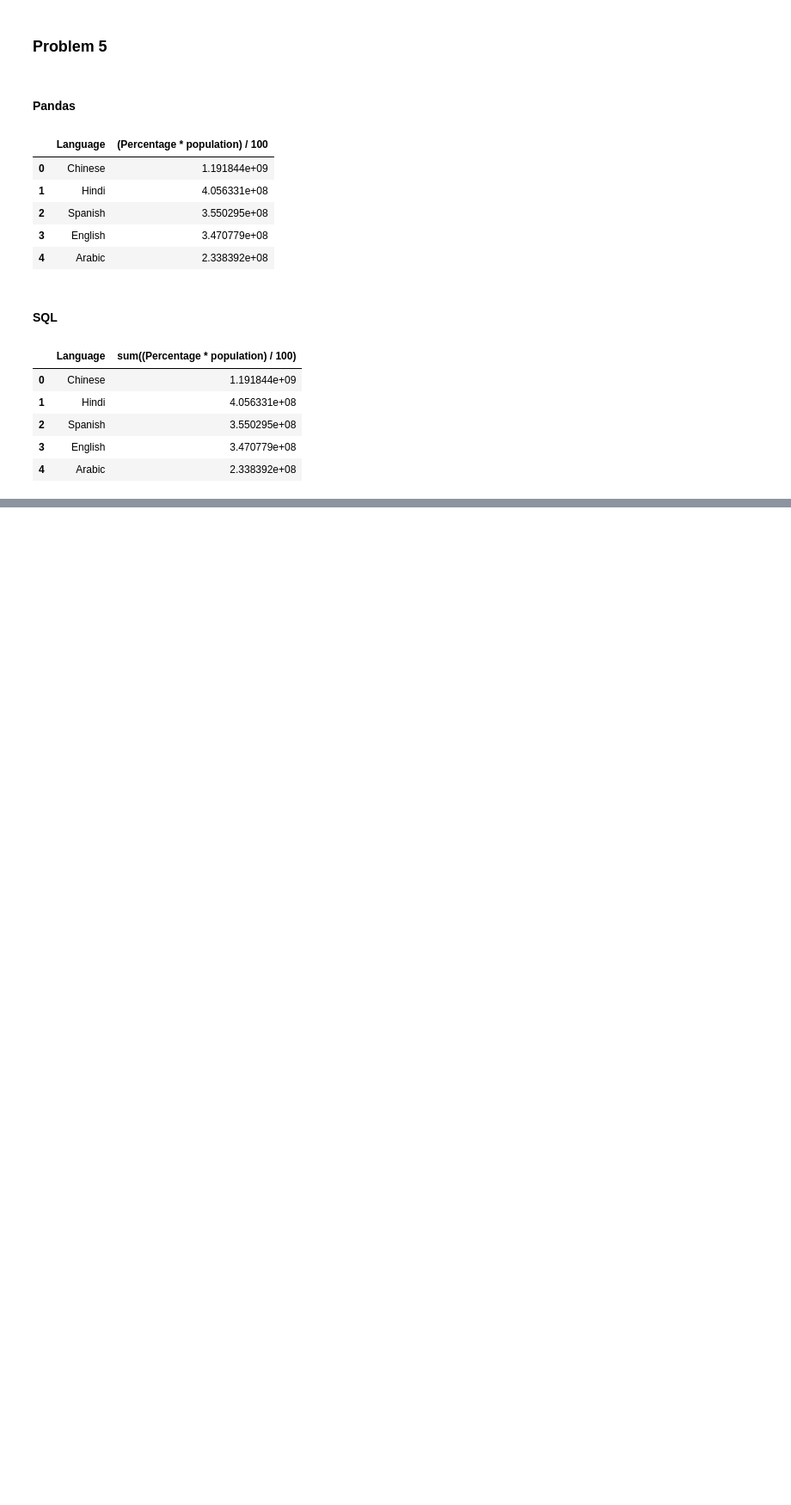
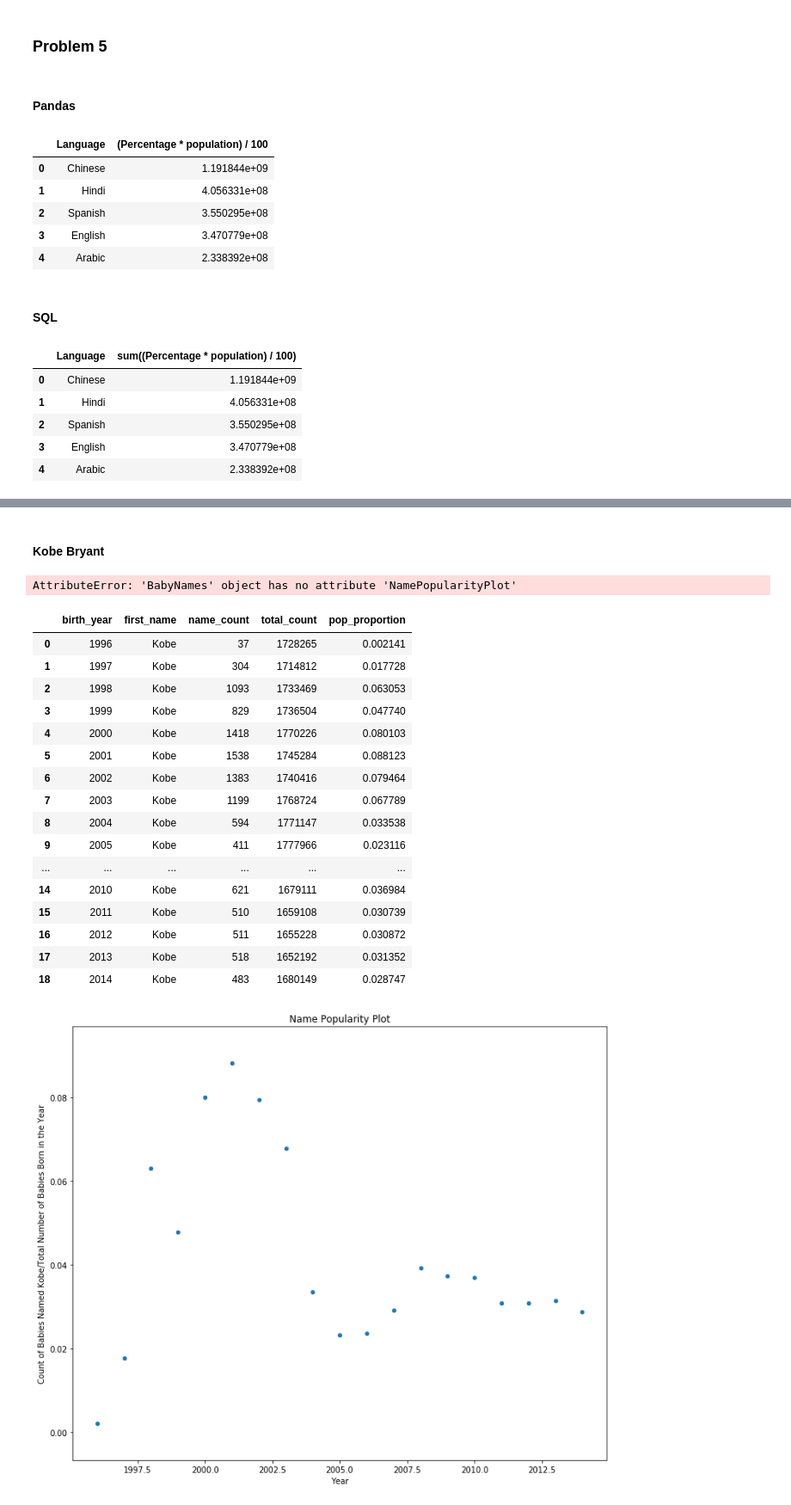
Before and after one commit to pspatel2/msia_401_python_project, a Jupyter notebook: MSiA_422_Project1.ipynb, the cells around one changed output, grey strips where cells are left out. Shown at 86% size. Drawn from its saved outputs; the diff is of its cells as text; code cells hidden in the pictures; blank space fills up the shorter version.

```diff
--- a/MSiA_422_Project1.ipynb
+++ b/MSiA_422_Project1.ipynb
@@ -473,0 +484,27 @@ df_p5_sql
+# %% [markdown]
+#### Kobe Bryant
+# %%
+baby.NamePopularityPlot(name='Kobe', yearRange=(1990,2015), state=None, sex='M')
+# %% [output]
+AttributeError: 'BabyNames' object has no attribute 'NamePopularityPlot'
+# %%
+baby.NamePopularityPlot(name='Kobe', yearRange=(1990,2015), state=None, sex='M')
+# %% [output]
+|  | birth_year | first_name | name_count | total_count | pop_proportion |
+| 0 | 1996 | Kobe | 37 | 1728265 | 0.002141 |
+| 1 | 1997 | Kobe | 304 | 1714812 | 0.017728 |
+| 2 | 1998 | Kobe | 1093 | 1733469 | 0.063053 |
+| 3 | 1999 | Kobe | 829 | 1736504 | 0.047740 |
+| 4 | 2000 | Kobe | 1418 | 1770226 | 0.080103 |
+| 5 | 2001 | Kobe | 1538 | 1745284 | 0.088123 |
+| 6 | 2002 | Kobe | 1383 | 1740416 | 0.079464 |
+| 7 | 2003 | Kobe | 1199 | 1768724 | 0.067789 |
+| 8 | 2004 | Kobe | 594 | 1771147 | 0.033538 |
+| 9 | 2005 | Kobe | 411 | 1777966 | 0.023116 |
+| ... | ... | ... | ... | ... | ... |
+| 14 | 2010 | Kobe | 621 | 1679111 | 0.036984 |
+| 15 | 2011 | Kobe | 510 | 1659108 | 0.030739 |
+| 16 | 2012 | Kobe | 511 | 1655228 | 0.030872 |
+| 17 | 2013 | Kobe | 518 | 1652192 | 0.031352 |
+| 18 | 2014 | Kobe | 483 | 1680149 | 0.028747 |
+[figure, added]
```
Also changed, not shown: parts of 17 cells of this notebook.
